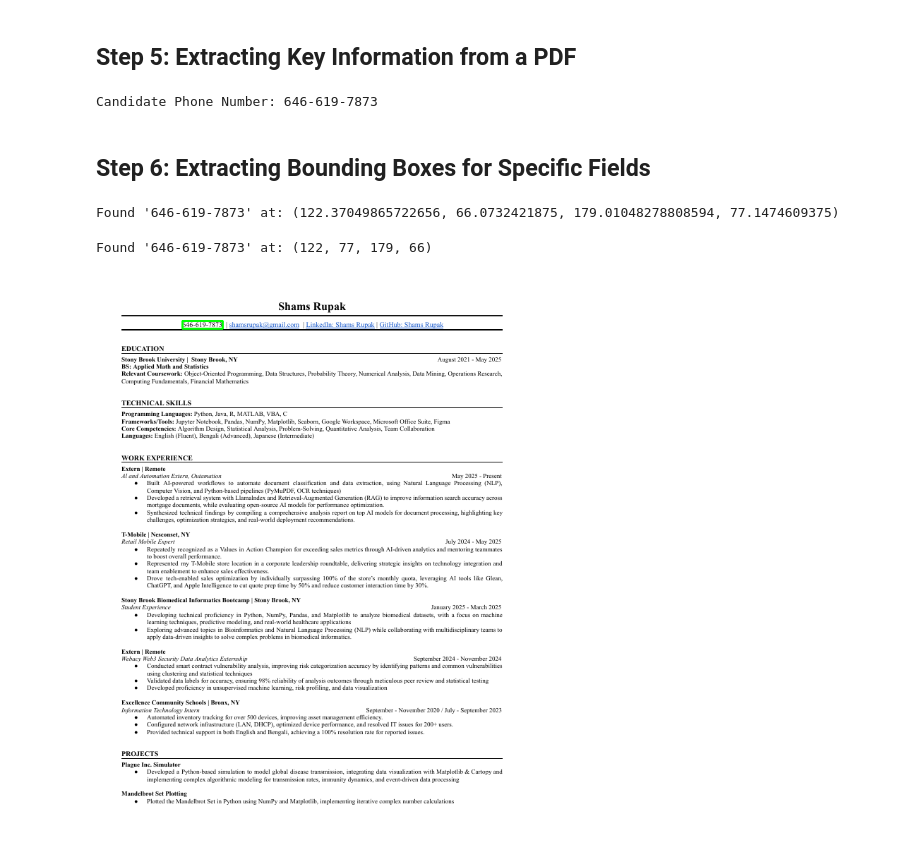
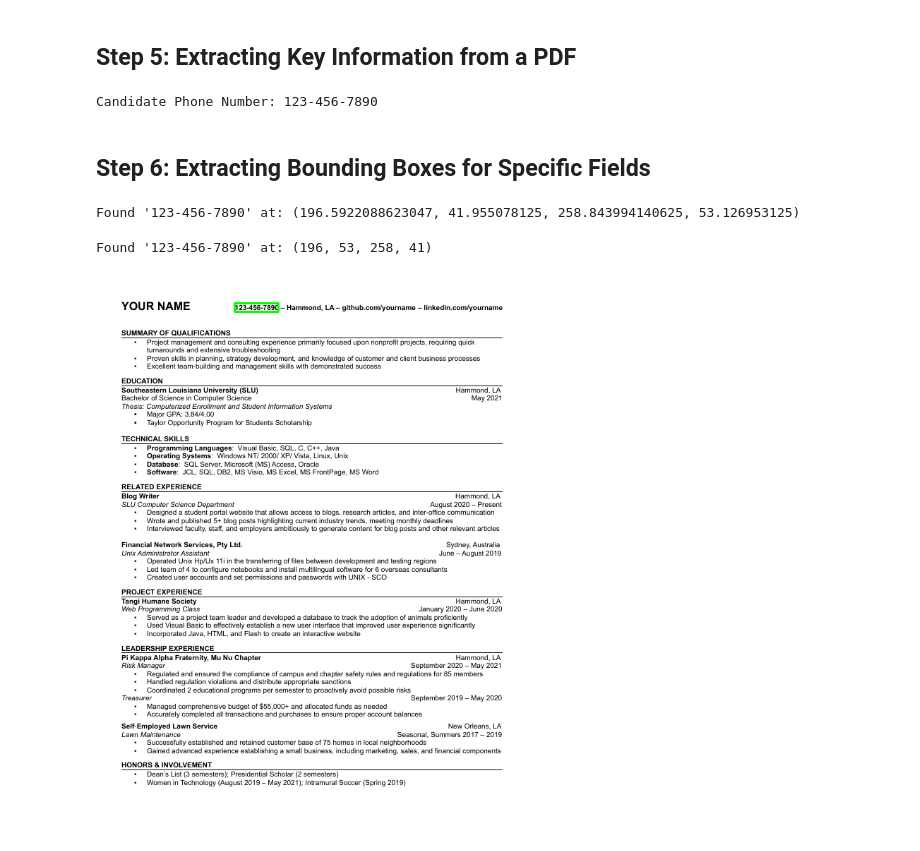
Before and after one commit to ShamsRupak/ai-doc-processing-suite, a Jupyter notebook: Resume_Parser_with_PyMuPDF.ipynb, the cells around one changed output. Drawn from its saved outputs; the diff is of its cells as text; code cells hidden in the pictures.

```diff
--- a/Resume_Parser_with_PyMuPDF.ipynb
+++ b/Resume_Parser_with_PyMuPDF.ipynb
@@ -31,7 +31,7 @@ print(os.listdir())
 import fitz
 # %%
 # Load the PDF
-doc = fitz.open("Resume - Shams Rupak (1).pdf")
+doc = fitz.open("sample_resume.pdf")
 
 
 # Print the number of pages
@@ -167,7 +170,7 @@ if phone_match:
 else:
     print("Phone number not found.")
 # %% [output]
-Candidate Phone Number: 646-619-7873
+Candidate Phone Number: 123-456-7890
 # %% [markdown]
 ## Step 6: Extracting Bounding Boxes for Specific Fields
 # %%
@@ -183,7 +186,7 @@ for word in words:
     if target_word.lower() in text.lower():  # Case-insensitive match
         print(f"Found '{target_word}' at: ({x0}, {y0}, {x1}, {y1})")
 # %% [output]
-Found '646-619-7873' at: (122.37049865722656, 66.0732421875, 179.01048278808594, 77.1474609375)
+Found '123-456-7890' at: (196.5922088623047, 41.955078125, 258.843994140625, 53.126953125)
 # %%
 import cv2
 import numpy as np
@@ -203,40 +206,40 @@ img_height = img.shape[0]  # OpenCV uses (height, width, channels)
 words = doc[0].get_text("words")
 
 # Define the field we are looking for
-target_word = "646-619-7873"  # Replace with actual phone number
+target_word = "123-456-7890"  # Replace with actual phone number
 
 # Flag to check if the word was found
 word_found = False
 
 # Search for the target word and retrieve its bounding box
 for word in words:
     x0, y0, x1, y1, text, block, line, word_no = word  # Unpack correctly
 
     if target_word in text:  # Case-sensitive match (modify if needed)
         # Convert PyMuPDF's y-coordinates (bottom-left origin) to OpenCV's (top-left origin)
         y0_new = y1  # Convert bottom-left to top-left
         y1_new = y0  # Convert bottom-left to top-left
 
         # Convert coordinates to integers
         x0, y0_new, x1, y1_new = map(int, [x0, y0_new, x1, y1_new])
 
         # Draw a rectangle around the detected word
         cv2.rectangle(img, (x0, y0_new), (x1, y1_new), (0, 255, 0), 2)
 
         print(f"Found '{target_word}' at: ({x0}, {y0_new}, {x1}, {y1_new})")
         word_found = True
 
 # Ensure an image is displayed even if no word is found
 if not word_found:
     print(f"'{target_word}' not found in document.")
 
 # Convert back to RGB for displaying in PIL
 img_rgb = cv2.cvtColor(img, cv2.COLOR_BGR2RGB)
 
 # Display the image using PIL (works in Jupyter/Colab)
 display(Image.fromarray(img_rgb))
 # %% [output]
-Found '646-619-7873' at: (122, 77, 179, 66)
+Found '123-456-7890' at: (196, 53, 258, 41)
-[figure, old version]
+[figure, new version]
 # %%
 Image.fromarray(cv2.cvtColor(img, cv2.COLOR_BGR2RGB)).show()
```
Also changed, not shown: parts of 7 cells of this notebook.
